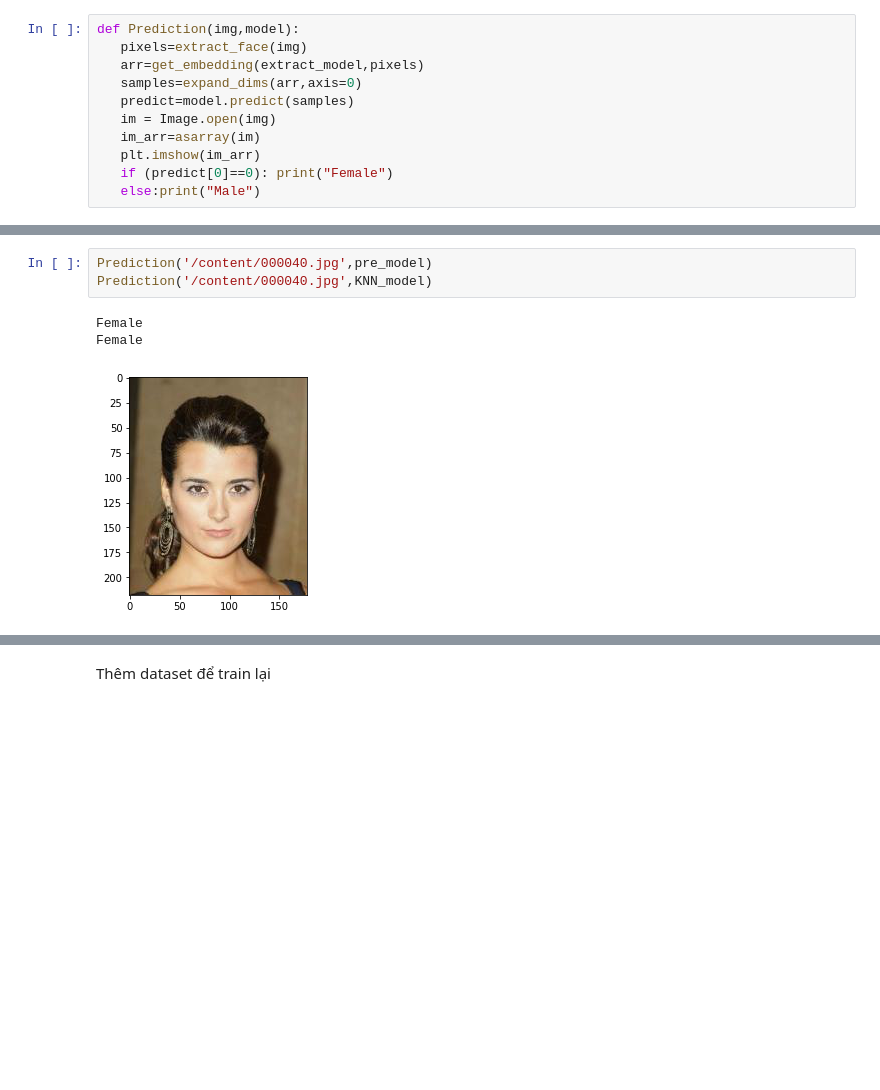
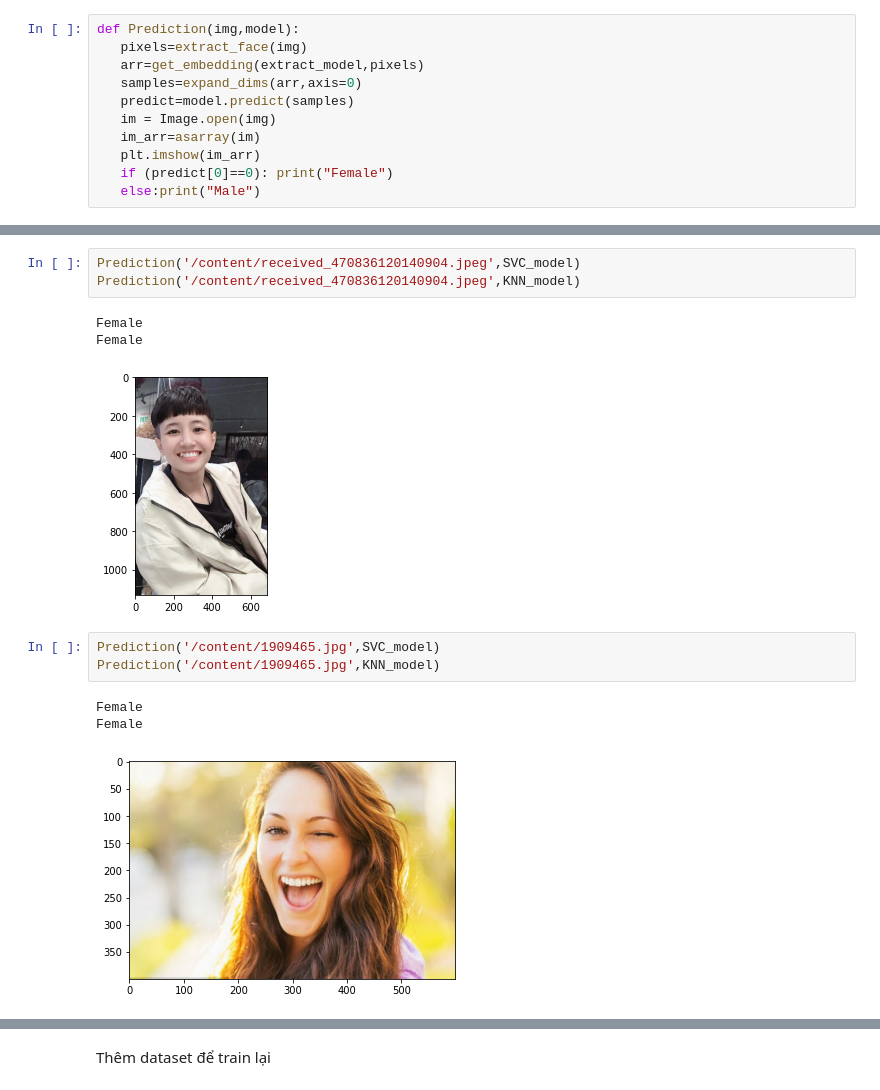
Before and after one commit to lephuocdat2000/-CS114.K21-, a Jupyter notebook: GenderClassification.ipynb, the cells around one changed output, grey strips where cells are left out. Cells and saved outputs as stored; diff of their text form; blank space fills up the shorter version.

```diff
--- a/GenderClassification.ipynb
+++ b/GenderClassification.ipynb
@@ -224,7 +255,14 @@ Male
+# %%
+Prediction('/content/received_470836120140904.jpeg',SVC_model)
+Prediction('/content/received_470836120140904.jpeg',KNN_model)
+# %% [output]
+Female
+Female
+[figure, added]
 # %%
-Prediction('/content/000040.jpg',pre_model)
-Prediction('/content/000040.jpg',KNN_model)
+Prediction('/content/1909465.jpg',SVC_model)
+Prediction('/content/1909465.jpg',KNN_model)
 # %% [output]
 Female
 Female
-[figure, old version]
+[figure, new version]
```
Also changed, not shown: parts of 27 cells of this notebook.
